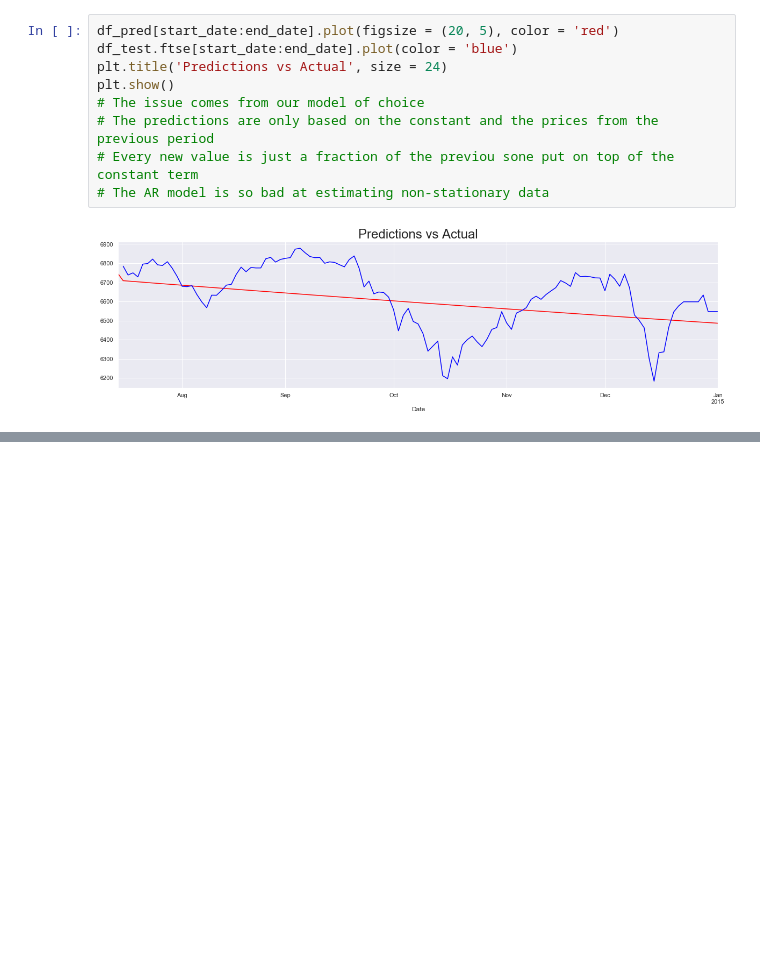
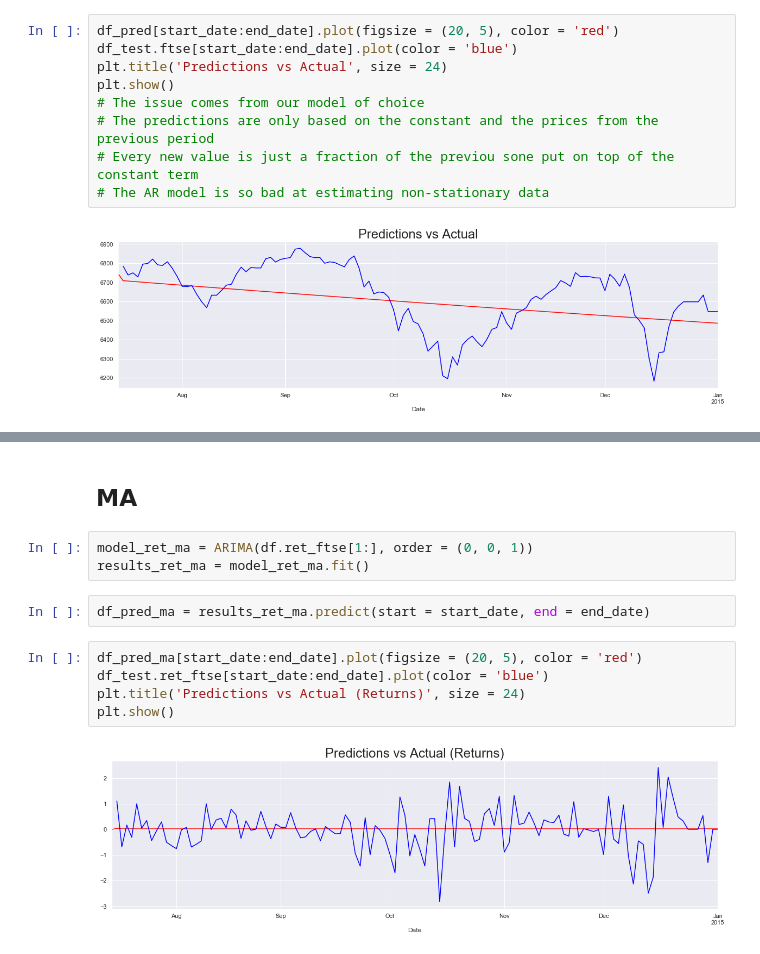
Before and after one commit to pauloteixeirajr/time-series-python, a Jupyter notebook: Forecasting.ipynb, the cells around one changed output, grey strips where cells are left out. Cells and saved outputs as stored; diff of their text form; blank space fills up the shorter version.

```diff
--- a/Forecasting.ipynb
+++ b/Forecasting.ipynb
@@ -99,0 +133,14 @@ plt.show()
+# %% [markdown]
+## MA
+# %%
+model_ret_ma = ARIMA(df.ret_ftse[1:], order = (0, 0, 1))
+results_ret_ma = model_ret_ma.fit()
+# %%
+df_pred_ma = results_ret_ma.predict(start = start_date, end = end_date)
+# %%
+df_pred_ma[start_date:end_date].plot(figsize = (20, 5), color = 'red')
+df_test.ret_ftse[start_date:end_date].plot(color = 'blue')
+plt.title('Predictions vs Actual (Returns)', size = 24)
+plt.show()
+# %% [output]
+[figure, added]
```
Also changed, not shown: parts of 6 cells of this notebook.
